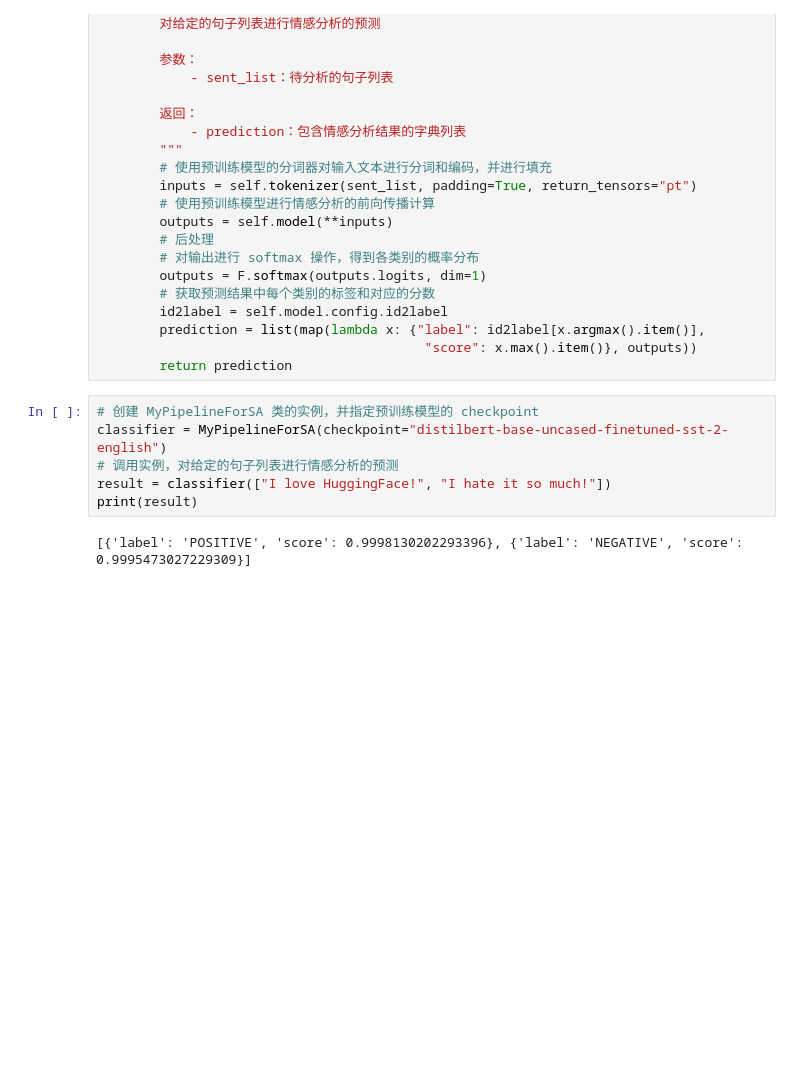
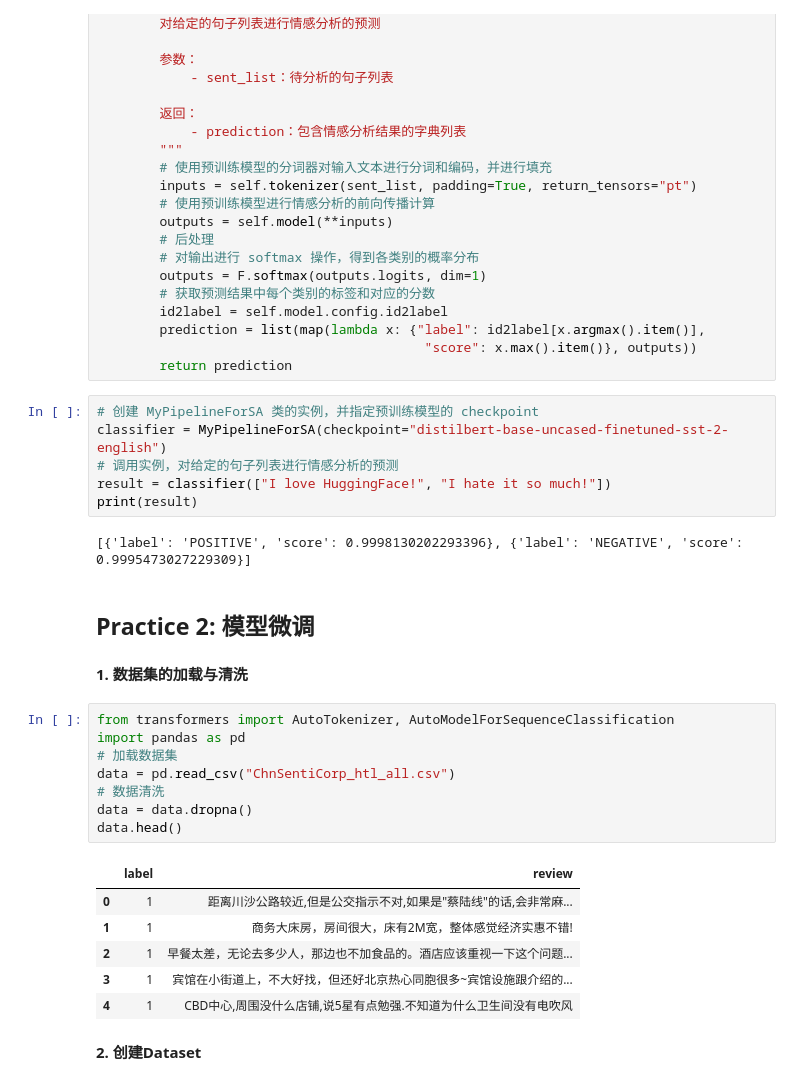
Before and after one commit to By-Xin/ByCsdiy, a Jupyter notebook: NLP_group/PersonalNotes/HuggingFace.ipynb, the cells around one changed output. Drawn from its saved outputs; the diff is of its cells as text; blank space fills up the shorter version.

```diff
--- a/NLP_group/PersonalNotes/HuggingFace.ipynb
+++ b/NLP_group/PersonalNotes/HuggingFace.ipynb
@@ -657,3 +675,24 @@ result = classifier(["I love HuggingFace!", "I hate it so much!"])
 print(result)
 # %% [output]
 [{'label': 'POSITIVE', 'score': 0.9998130202293396}, {'label': 'NEGATIVE', 'score': 0.9995473027229309}]
+# %% [markdown]
+## Practice 2: 模型微调
+# %% [markdown]
+**1. 数据集的加载与清洗**
+# %%
+from transformers import AutoTokenizer, AutoModelForSequenceClassification
+import pandas as pd
+# 加载数据集
+data = pd.read_csv("ChnSentiCorp_htl_all.csv")
+# 数据清洗
+data = data.dropna()
+data.head()
+# %% [output]
+|  | label | review |
+| 0 | 1 | 距离川沙公路较近,但是公交指示不对,如果是"蔡陆线"的话,会非常麻... |
+| 1 | 1 | 商务大床房，房间很大，床有2M宽，整体感觉经济实惠不错! |
+| 2 | 1 | 早餐太差，无论去多少人，那边也不加食品的。酒店应该重视一下这个问题... |
+| 3 | 1 | 宾馆在小街道上，不大好找，但还好北京热心同胞很多~宾馆设施跟介绍的... |
+| 4 | 1 | CBD中心,周围没什么店铺,说5星有点勉强.不知道为什么卫生间没有电吹风 |
+# %% [markdown]
+**2. 创建Dataset**
```
Also changed, not shown: parts of 10 cells of this notebook, 2 other files.
